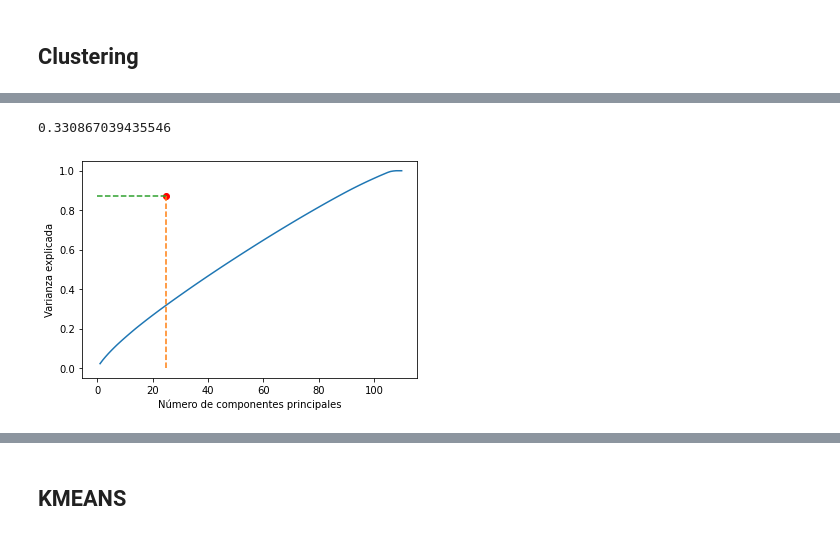
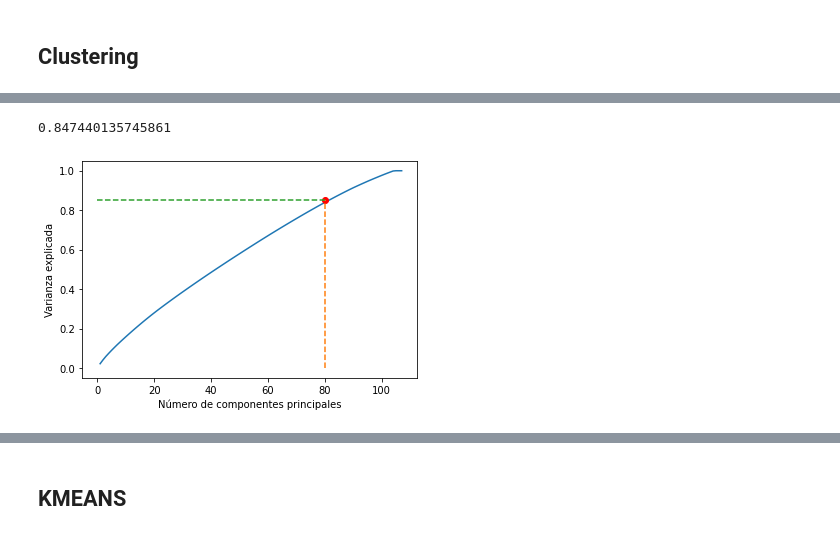
Before and after one commit to IciaCarroBarallobre/AprendizajeNoSupervisado, a Jupyter notebook: Clustering.ipynb, the cells around one changed output, grey strips where cells are left out. Drawn from its saved outputs; the diff is of its cells as text; code cells hidden in the pictures.

```diff
--- a/Clustering.ipynb
+++ b/Clustering.ipynb
@@ -48,9 +47,8 @@ df = pd.read_csv(dataset, index_col = 0)
 
 if LANG == 0:
    for language in lang:
-     if lang in df.columns.to_list()
+     if lang in df.columns.to_list():
         df.drop(columns =[lang], inplace=True)
 
-
- df
+df
 # %% [output]
@@ -58,25 +68,46 @@ SyntaxError: ignored
 # %%
-X = df
-pca = PCA(X.shape[1]-1).fit(X)
-plt.figure(figsize=(6,4))
+if (len(X) < 39):
+  X = df
+  pca = PCA(X.shape[1]-1).fit(X)
+  plt.figure(figsize=(6,4))
 
-xx = np.arange(1, X.shape[1], step=1)
-yy = np.cumsum(pca.explained_variance_ratio_)
-print(yy[25])
+  xx = np.arange(1, X.shape[1], step=1)
+  yy = np.cumsum(pca.explained_variance_ratio_)
+  print(yy[25])
 
 
-plt.plot(xx, yy)
-plt.plot(25,0.87, 'ro')
-plt.plot([25,25],[0.0,0.87], linestyle='--')
-plt.plot([0,25],[.87,0.87], linestyle='--')
+  plt.plot(xx, yy)
+  plt.plot(25,0.87, 'ro')
+  plt.plot([25,25],[0.0,0.87], linestyle='--')
+  plt.plot([0,25],[.87,0.87], linestyle='--')
 
-plt.xlabel('Número de componentes principales')
-plt.ylabel('Varianza explicada')
+  plt.xlabel('Número de componentes principales')
+  plt.ylabel('Varianza explicada')
 
-X = PCA(24).fit_transform(X)
+  X = PCA(24).fit_transform(X)
+
+else:
+  X = df
+  pca = PCA(X.shape[1]-1).fit(X)
+  plt.figure(figsize=(6,4))
+
+  xx = np.arange(1, X.shape[1], step=1)
+  yy = np.cumsum(pca.explained_variance_ratio_)
+  print(yy[80])
+
+
+  plt.plot(xx, yy)
+  plt.plot(80,0.85, 'ro')
+  plt.plot([80,80],[0.0,0.85], linestyle='--')
+  plt.plot([0,80],[.85,0.85], linestyle='--')
+
+  plt.xlabel('Número de componentes principales')
+  plt.ylabel('Varianza explicada')
+
+  X = PCA(80).fit_transform(X)
 # %% [output]
-0.330867039435546
+0.847440135745861
-[figure, old version]
+[figure, new version]
 # %%
 X
 # %% [output]
```
Also changed, not shown: parts of 8 cells of this notebook.
